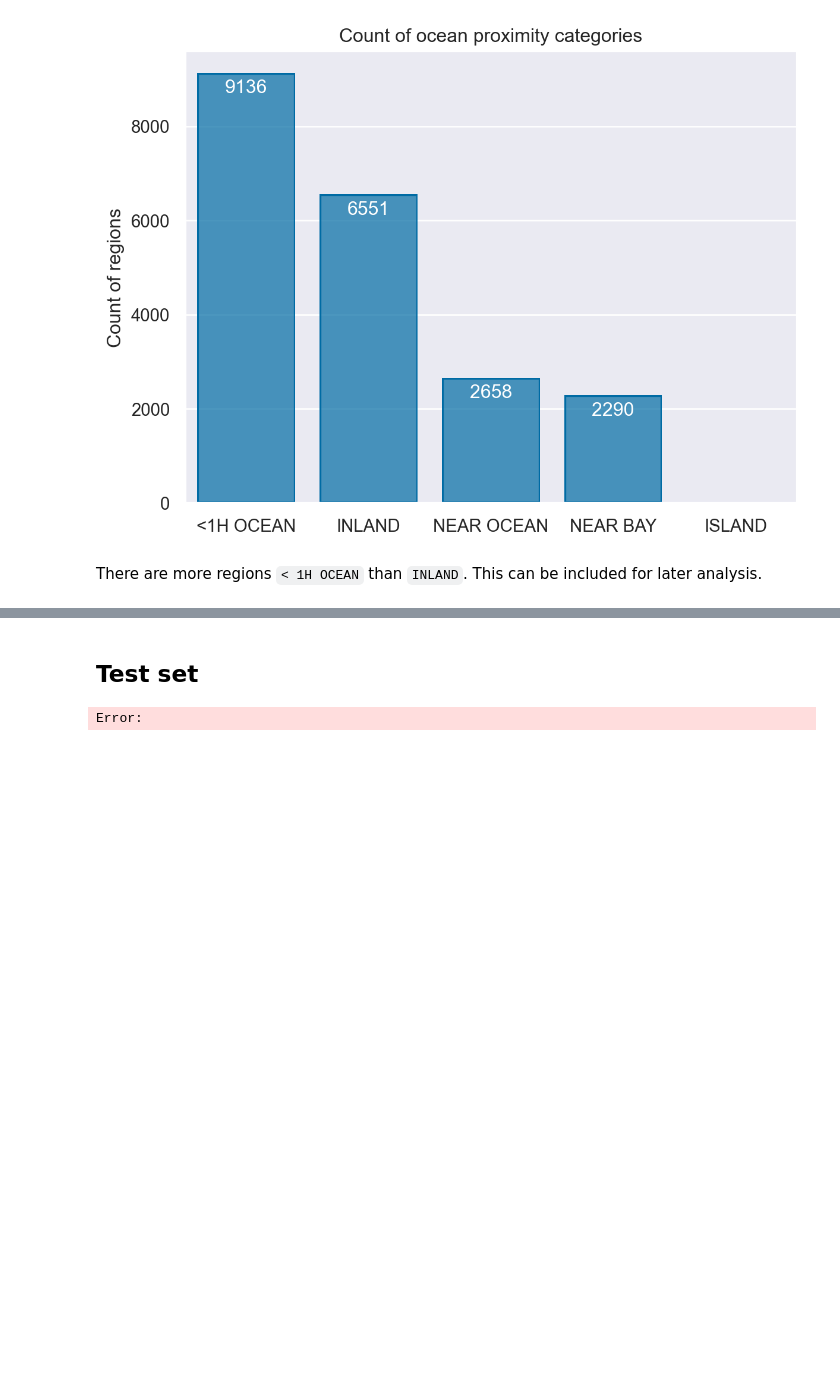
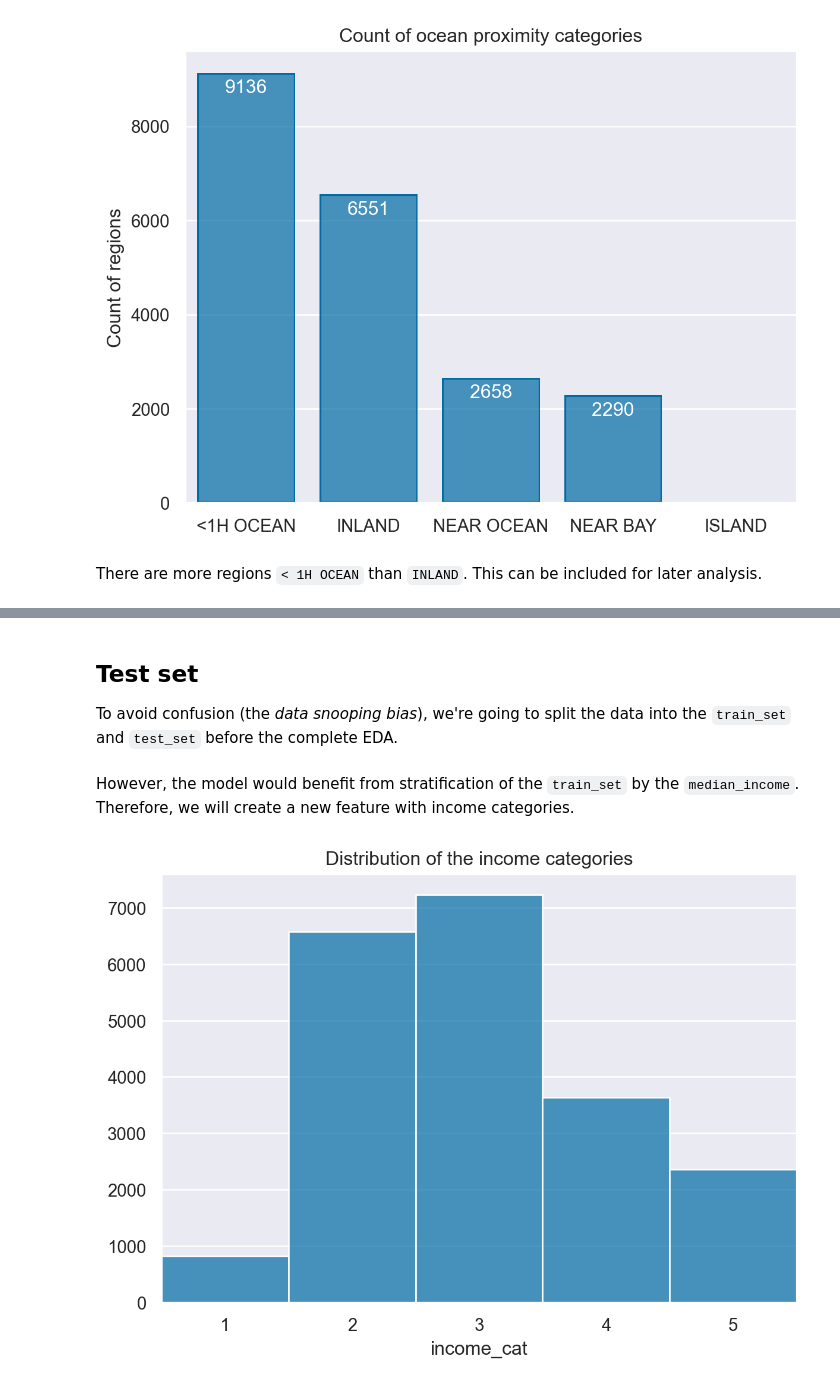
Before and after one commit to biamouras/homl_ex, a Jupyter notebook: Housing.ipynb, the cells around one changed output, grey strips where cells are left out. Drawn from its saved outputs; the diff is of its cells as text; code cells hidden in the pictures; blank space fills up the shorter version.

Commit message:
split data into train and test sets

```diff
--- a/Housing.ipynb
+++ b/Housing.ipynb
@@ -124,6 +126,24 @@ Error:
 # %% [markdown]
 ## Test set
+
+To avoid confusion (the *data snooping bias*), we're going to split the data into the `train_set` and `test_set` before the complete EDA.
 # %%
 from sklearn.model_selection import train_test_split
+train_set, test_set = train_test_split(housing, test_size = .2, random_state = 42)
-# %% [output]
-Error:
+# %% [markdown]
+However, the model would benefit from stratification of the `train_set` by  the `median_income`. Therefore, we will create a new feature with income categories.
+# %%
+import numpy as np
+
+housing["income_cat"] = pd.cut(housing["median_income"],
+                               bins = [0., 1.5, 3., 4.5, 6., np.inf],
+                               labels = [1, 2, 3, 4, 5])
+
+(
+    so.Plot(x = housing["income_cat"])
+    .add(so.Bars(), so.Hist())
+    .label(title = "Distribution of the income categories")
+    .theme({**style.library["tableau-colorblind10"]})
+)
+# %% [output]
+[figure, added]
```
Also changed, not shown: parts of 8 cells of this notebook.
